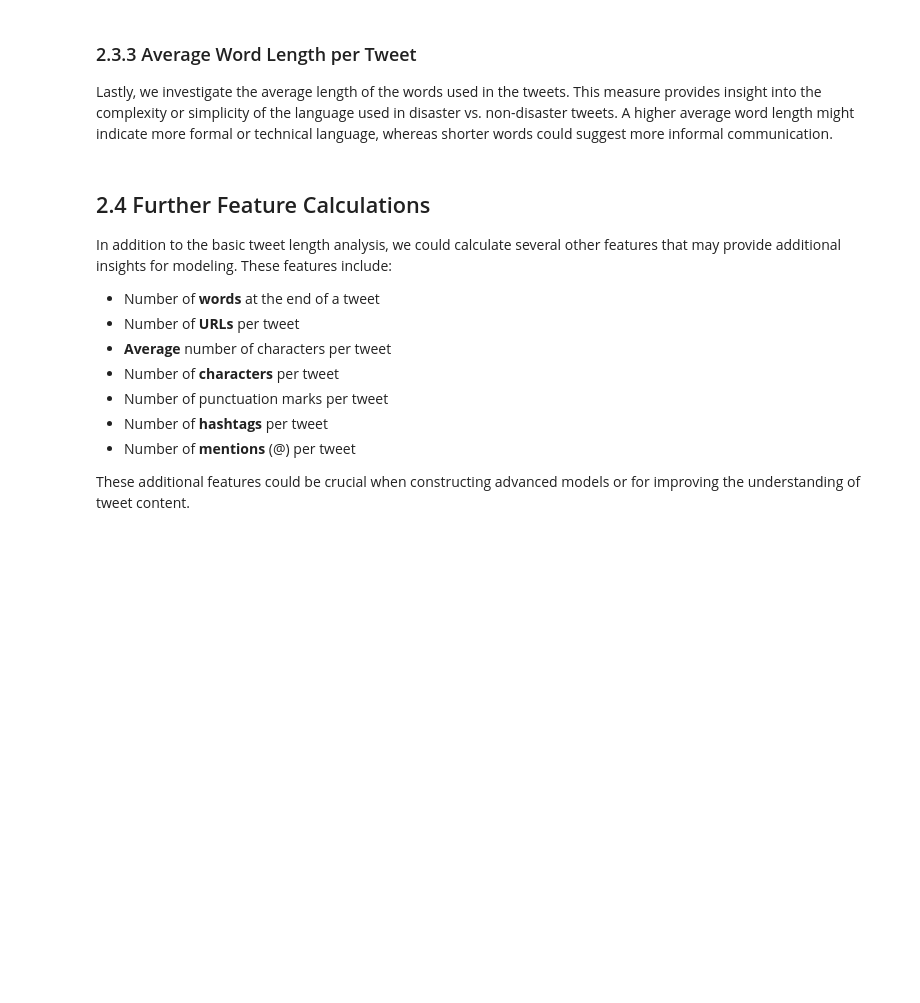
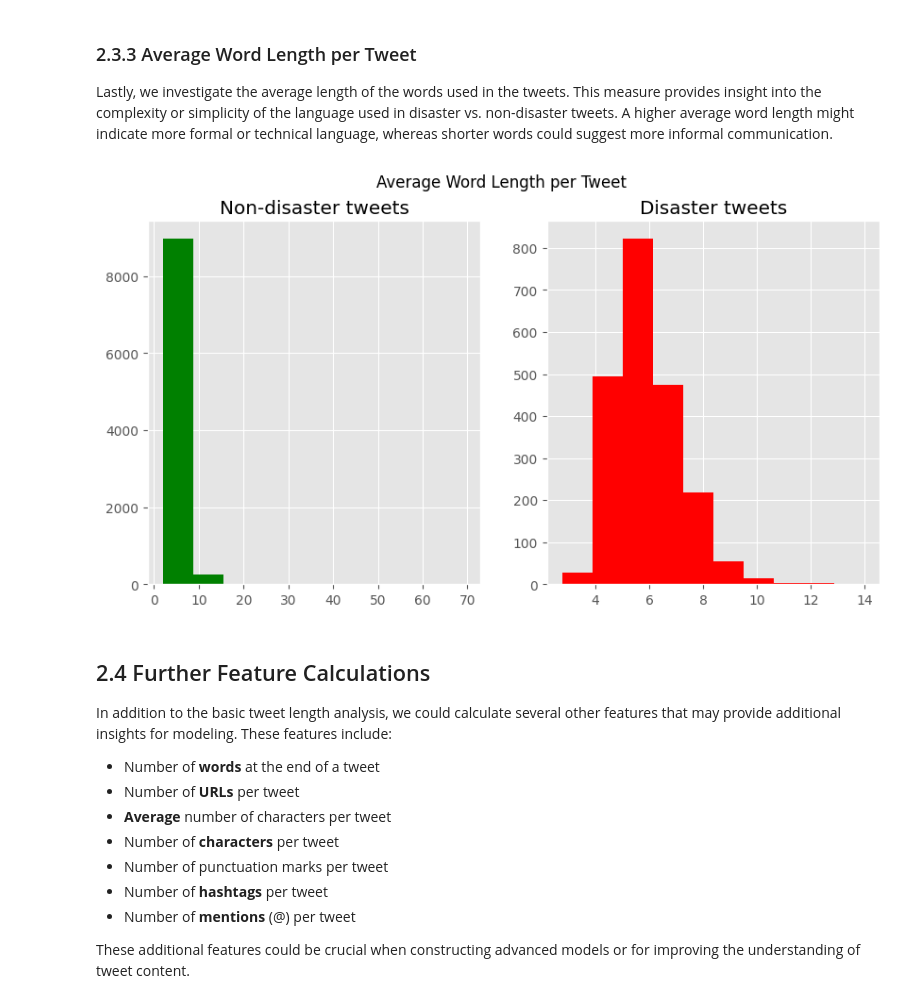
Before and after one commit to sergio11/disasters_prediction, a Jupyter notebook: Advanced_Classification_of_Disaster_Related_Tweets_Using_Deep_Learning.ipynb, the cells around one changed output. Saved outputs shown, nothing was run; the diff lists cells and outputs as text; code cells hidden in the pictures; blank space fills up the shorter version.

```diff
--- a/Advanced_Classification_of_Disaster_Related_Tweets_Using_Deep_Learning.ipynb
+++ b/Advanced_Classification_of_Disaster_Related_Tweets_Using_Deep_Learning.ipynb
@@ -180,19 +166,21 @@ Lastly, we investigate the average length of the words used in the tweets. This
 # %%
 # Calculate the average word length per tweet for each category
 fig, (ax1, ax2) = plt.subplots(1, 2, figsize=(10,5))
 
-tweet_len_0 = X_train[X_train['target'] == 0]['text'].str.split().map(lambda x: np.mean([len(i) for i in x]))  # Non-disaster tweets
-tweet_len_1 = X_train[X_train['target'] == 1]['text'].str.split().map(lambda x: np.mean([len(i) for i in x]))  # Disaster tweets
+tweet_len_0 = data[data['target'] == 0]['text'].str.split().map(lambda x: np.mean([len(i) for i in x]))  # Non-disaster tweets
+tweet_len_1 = data[data['target'] == 1]['text'].str.split().map(lambda x: np.mean([len(i) for i in x]))  # Disaster tweets
 
 ax1.hist(tweet_len_0, color='green')
 ax1.set_title('Non-disaster tweets')
 
 ax2.hist(tweet_len_1, color='red')
 ax2.set_title('Disaster tweets')
 
 fig.suptitle('Average Word Length per Tweet')
 
 plt.show()
+# %% [output]
+[figure, added]
 # %% [markdown]
 ## 2.4 Further Feature Calculations
 
```
Also changed, not shown: parts of 33 cells of this notebook.
